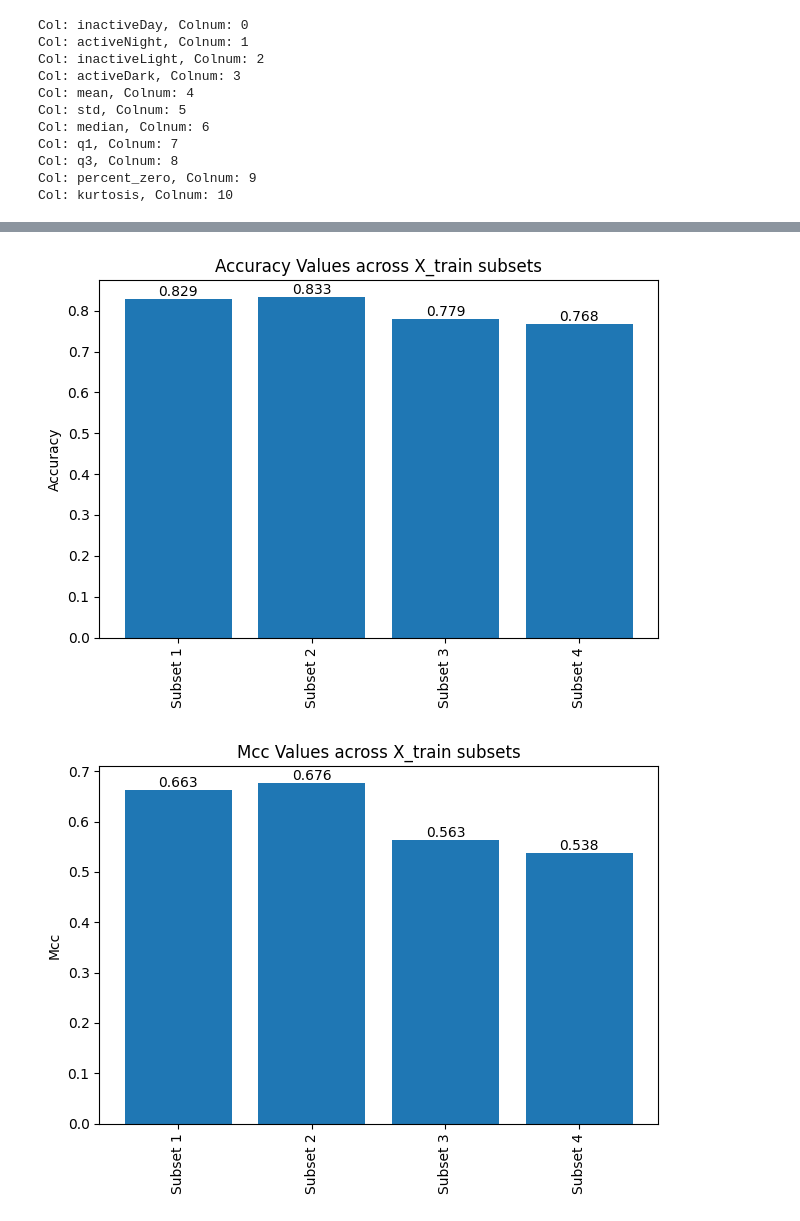
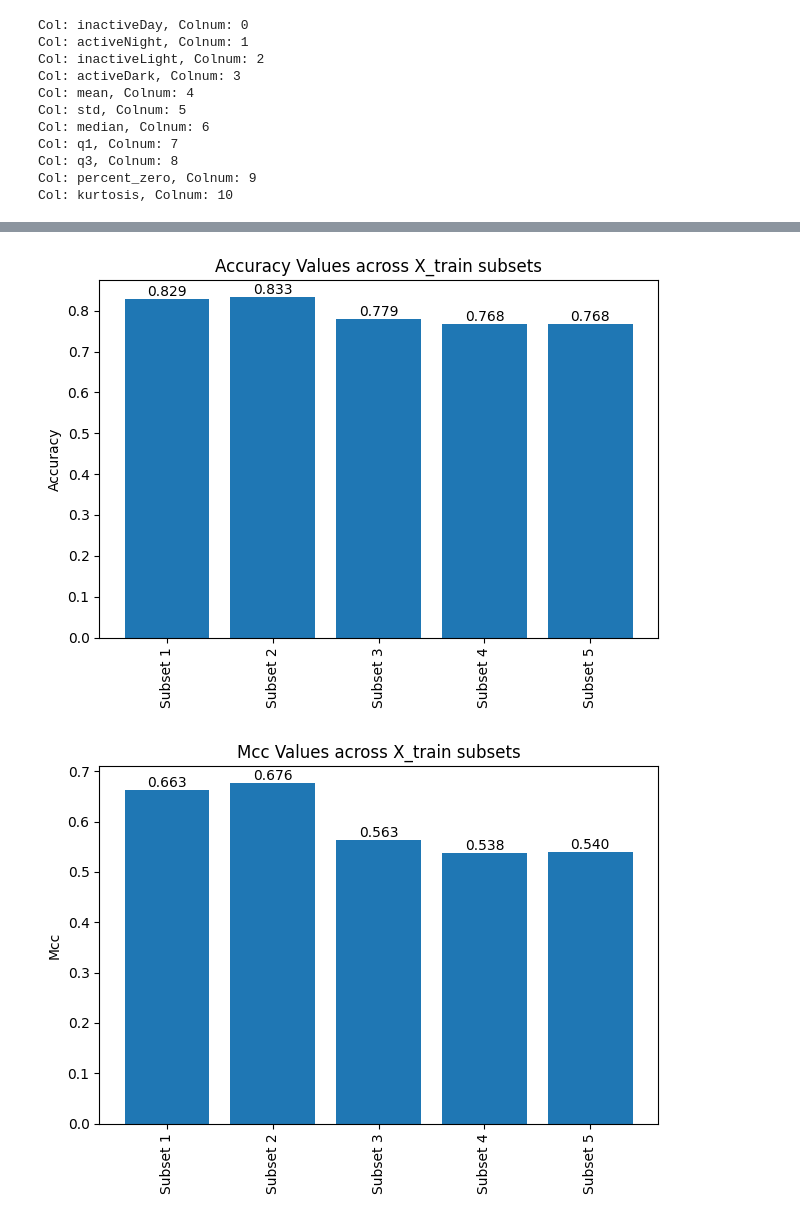
Before and after one commit to zoonalink/IGP-depresjon-MF, a Jupyter notebook: model/04a-male-reduced.ipynb, the cells around one changed output, grey strips where cells are left out. Drawn from its saved outputs; the diff is of its cells as text; code cells hidden in the pictures.

```diff
--- a/model/04a-male-reduced.ipynb
+++ b/model/04a-male-reduced.ipynb
@@ -103,29 +121,32 @@ plot_metric_dicts(lgbm_dict, "mcc")
 # %%
 #xgboost
 #[ 1,  2,  3,  9, 10] and [2, 3, 9, 1, 4]
 xgb_col1 = [2,3,9,10]
 xgb_col2 = [2,3,9]
 xgb_col3 = [2,3,4,10]
 xgb_col4 = [2,3,4]
+xgb_col5 = [2,3]
 
-xgb1 = keep_columns(male_X_train, xgb_col1)
-xgb2 = keep_columns(male_X_train, xgb_col2)
-xgb3 = keep_columns(male_X_train, xgb_col3)
-xgb4 = keep_columns(male_X_train, xgb_col4)
+xgb1 = keep_columns(male_X_train_scaled, xgb_col1)
+xgb2 = keep_columns(male_X_train_scaled, xgb_col2)
+xgb3 = keep_columns(male_X_train_scaled, xgb_col3)
+xgb4 = keep_columns(male_X_train_scaled, xgb_col4)
+xgb5 = keep_columns(male_X_train_scaled, xgb_col5)
 
 xgb = [('XGBoost', XGBClassifier(random_state=RANDOM_STATE))]
 
 xgb1_male = evaluate_models(xgb, xgb1, male_y_train)
 xgb2_male = evaluate_models(xgb, xgb2, male_y_train)
 xgb3_male = evaluate_models(xgb, xgb3, male_y_train)
 xgb4_male = evaluate_models(xgb, xgb4, male_y_train)
+xgb5_male = evaluate_models(xgb, xgb5, male_y_train)
 
-xgb_dict = [xgb1_male, xgb2_male, xgb3_male, xgb4_male]
+xgb_dict = [xgb1_male, xgb2_male, xgb3_male, xgb4_male, xgb5_male]
 plot_metric_dicts(xgb_dict, "accuracy")
 plot_metric_dicts(xgb_dict, "mcc")
 # %% [output]
-[figure, old version]
+[figure, new version]
-[figure, old version]
+[figure, new version]
 # %%
 # svc
 svc_col1 = [0, 1, 7]
```
Also changed, not shown: parts of 15 cells of this notebook, 9 other files.
